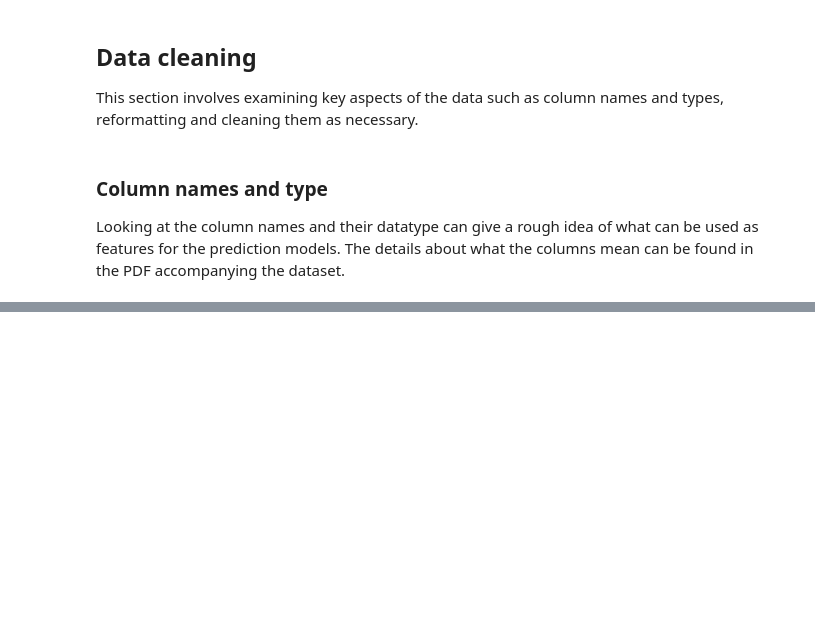
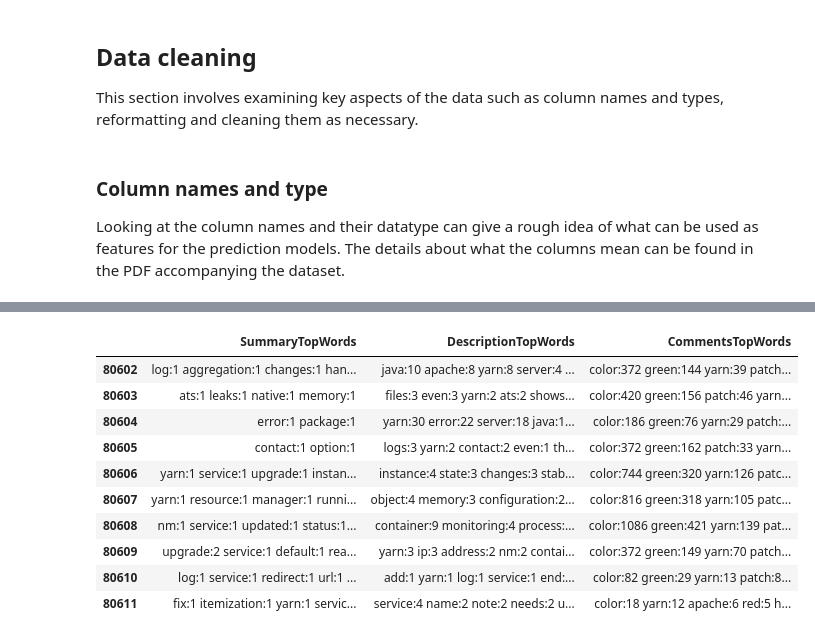
Before and after one commit to winnawat/bugfixtime, a Jupyter notebook: bugfixtime.ipynb, the cells around one changed output, grey strips where cells are left out. Drawn from its saved outputs; the diff is of its cells as text; code cells hidden in the pictures; blank space fills up the shorter version.

```diff
--- a/bugfixtime.ipynb
+++ b/bugfixtime.ipynb
@@ -98,0 +254,16 @@ Looking at the column names and their datatype can give a rough idea of what can
+# %%
+# examining the columns
+
+bugsdf.loc[:,["SummaryTopWords", "DescriptionTopWords", "CommentsTopWords"]].tail(10)
+# %% [output]
+|  | SummaryTopWords | DescriptionTopWords | CommentsTopWords |
+| 80602 | log:1 aggregation:1 changes:1 han... | java:10 apache:8 yarn:8 server:4 ... | color:372 green:144 yarn:39 patch... |
+| 80603 | ats:1 leaks:1 native:1 memory:1 | files:3 even:3 yarn:2 ats:2 shows... | color:420 green:156 patch:46 yarn... |
+| 80604 | error:1 package:1 | yarn:30 error:22 server:18 java:1... | color:186 green:76 yarn:29 patch:... |
+| 80605 | contact:1 option:1 | logs:3 yarn:2 contact:2 even:1 th... | color:372 green:162 patch:33 yarn... |
+| 80606 | yarn:1 service:1 upgrade:1 instan... | instance:4 state:3 changes:3 stab... | color:744 green:320 yarn:126 patc... |
+| 80607 | yarn:1 resource:1 manager:1 runni... | object:4 memory:3 configuration:2... | color:816 green:318 yarn:105 patc... |
+| 80608 | nm:1 service:1 updated:1 status:1... | container:9 monitoring:4 process:... | color:1086 green:421 yarn:139 pat... |
+| 80609 | upgrade:2 service:1 default:1 rea... | yarn:3 ip:3 address:2 nm:2 contai... | color:372 green:149 yarn:70 patch... |
+| 80610 | log:1 service:1 redirect:1 url:1 ... | add:1 yarn:1 log:1 service:1 end:... | color:82 green:29 yarn:13 patch:8... |
+| 80611 | fix:1 itemization:1 yarn:1 servic... | service:4 name:2 note:2 needs:2 u... | color:18 yarn:12 apache:6 red:5 h... |
```
Also changed, not shown: parts of 26 cells of this notebook.
